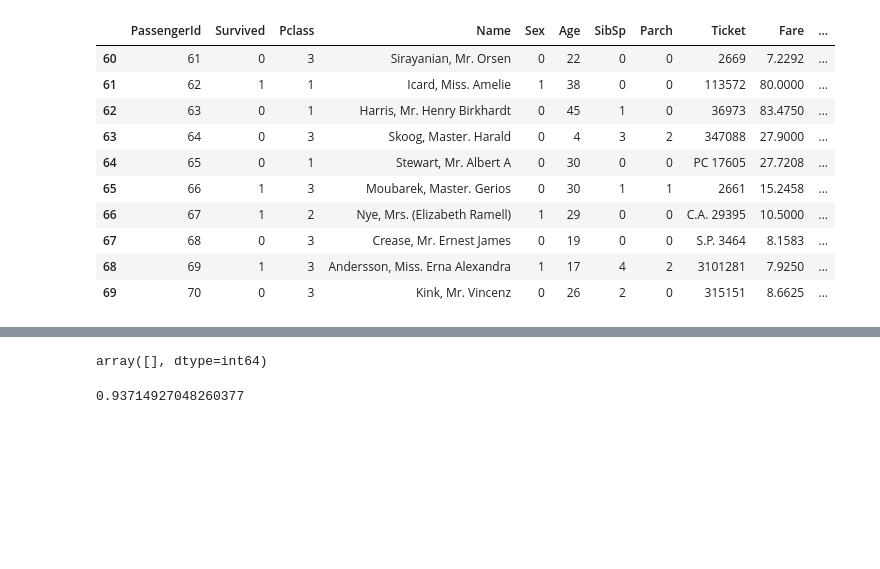
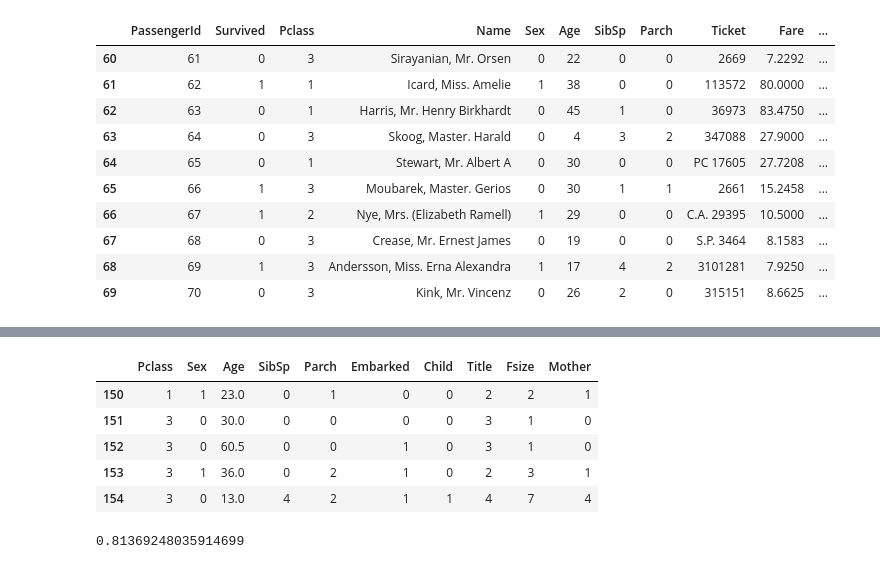
Before and after one commit to jliebal/titanic, a Jupyter notebook: kaggle_titanic.ipynb, the cells around one changed output, grey strips where cells are left out. Drawn from its saved outputs; the diff is of its cells as text; code cells hidden in the pictures; blank space fills up the shorter version.

```diff
--- a/kaggle_titanic.ipynb
+++ b/kaggle_titanic.ipynb
@@ -217,31 +241,35 @@ X_test  = test_df
 # %%
 #X_train
 #Y_train
-#X_train.isnull().values.any()
-pd.isnull(X_train).any(1).nonzero()[0]
+#check for nulls and nans
+#X_test.isnull().values.any()
+pd.isnull(X_test).any(1).nonzero()[0]
+X_test[150:155]
 # %% [output]
-array([], dtype=int64)
+|  | Pclass | Sex | Age | SibSp | Parch | Embarked | Child | Title | Fsize | Mother |
+| 150 | 1 | 1 | 23.0 | 0 | 1 | 0 | 0 | 2 | 2 | 1 |
+| 151 | 3 | 0 | 30.0 | 0 | 0 | 0 | 0 | 3 | 1 | 0 |
+| 152 | 3 | 0 | 60.5 | 0 | 0 | 1 | 0 | 3 | 1 | 0 |
+| 153 | 3 | 1 | 36.0 | 0 | 2 | 1 | 0 | 2 | 3 | 1 |
+| 154 | 3 | 0 | 13.0 | 4 | 2 | 1 | 1 | 4 | 7 | 4 |
 # %%
-#X_train["Embarked"].isnull()
-#X_train.groupby(['Embarked'])
-#X_train.dtypes()
-#Y_train.describe()
-#logreg = LogisticRegression()
-#logreg.fit(X_train, Y_train)
-#Y_pred = logreg.predict(X_test)
-#logreg.score(X_train, Y_train)
+
+logreg = LogisticRegression()
+logreg.fit(X_train, Y_train)
+Y_pred = logreg.predict(X_test)
+logreg.score(X_train, Y_train)
 #score: 0.81573033707865172
+# %% [output]
+0.81369248035914699
 # %%
 #####better algorithm
-random_forest = RandomForestClassifier(n_estimators=100)
+#random_forest = RandomForestClassifier(n_estimators=100)
 
-random_forest.fit(X_train, Y_train)
+#random_forest.fit(X_train, Y_train)
 
-Y_pred = random_forest.predict(X_test)
+#Y_pred = random_forest.predict(X_test)
 
-random_forest.score(X_train, Y_train)
+#random_forest.score(X_train, Y_train)
-# %% [output]
-0.93714927048260377
 # %%
 test_df
 # %% [output]
```
Also changed, not shown: parts of 11 cells of this notebook.
